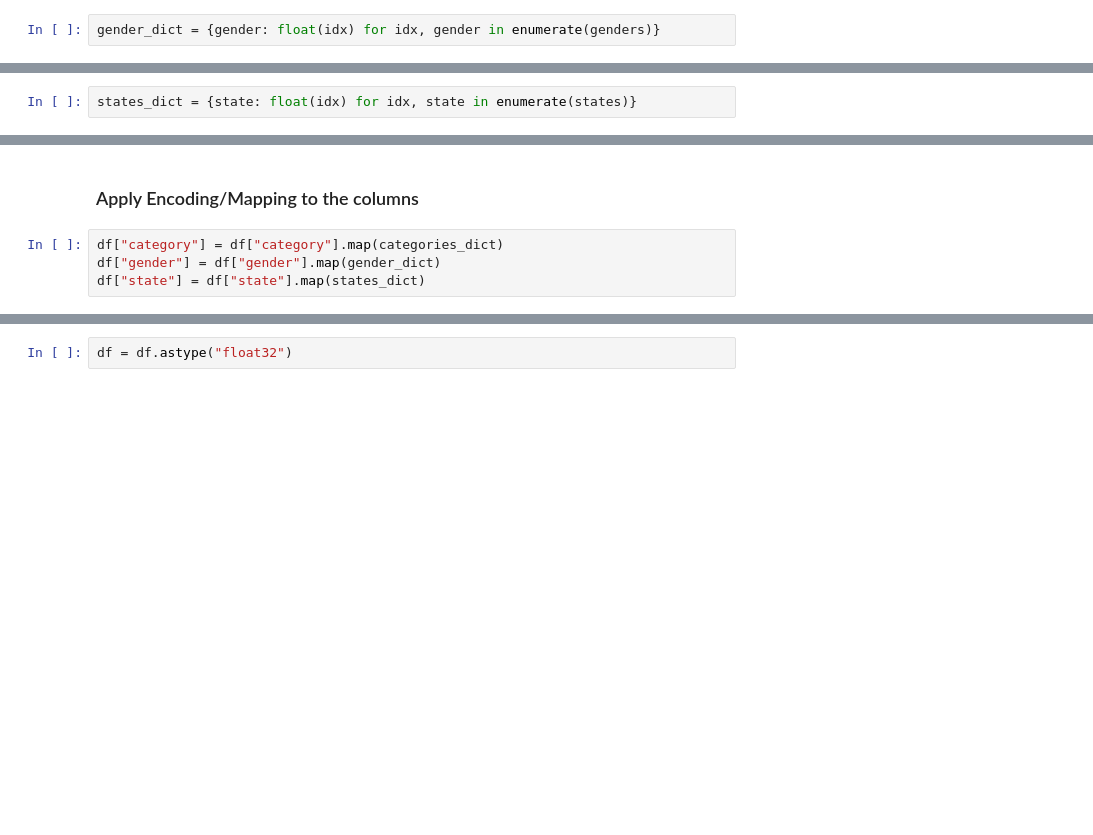
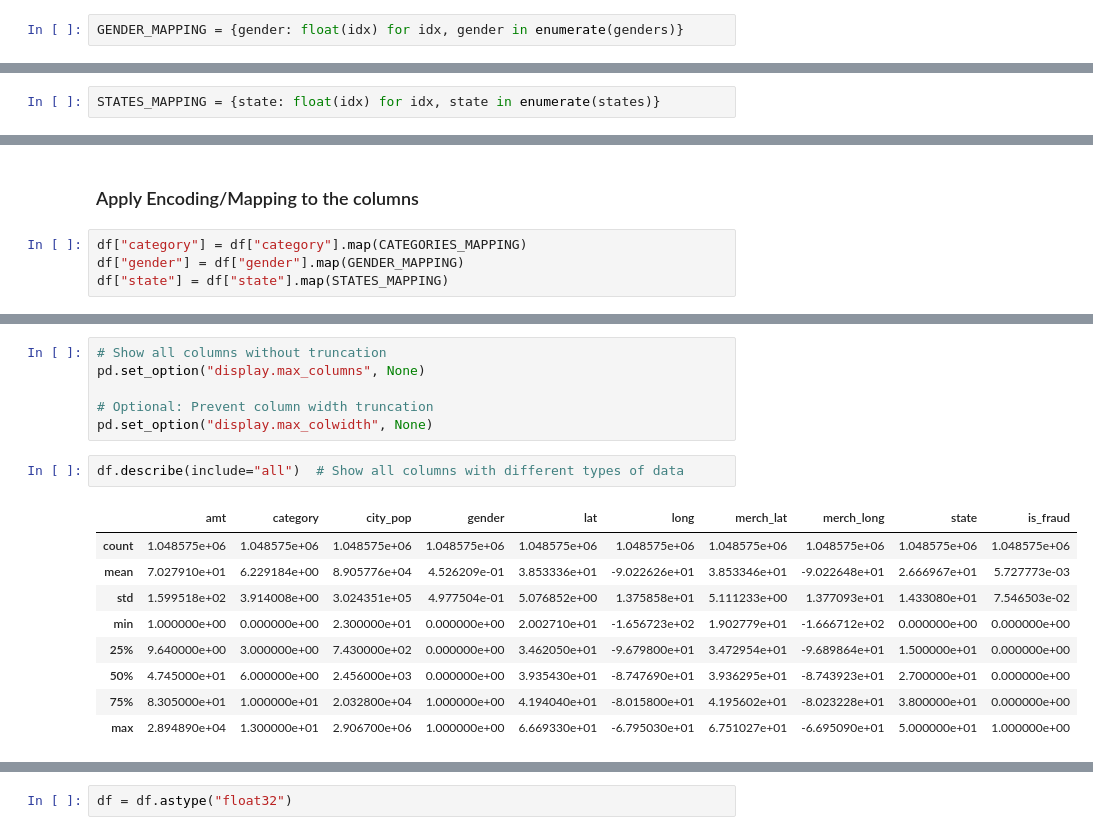
Before and after one commit to BrianP490/credit-card-fraud, a Jupyter notebook: notebooks/create_dataloader.ipynb, the cells around one changed output, grey strips where cells are left out. Drawn from its saved outputs; the diff is of its cells as text; blank space fills up the shorter version.

```diff
--- a/notebooks/create_dataloader.ipynb
+++ b/notebooks/create_dataloader.ipynb
@@ -150,4 +217,4 @@ categories_dict
 # %%
 genders = sorted(df["gender"].unique().tolist())
 # %%
-gender_dict = {gender: float(idx) for idx, gender in enumerate(genders)}
+GENDER_MAPPING = {gender: float(idx) for idx, gender in enumerate(genders)}
@@ -160,4 +225,4 @@ states = sorted(df["state"].unique().tolist())
 # %%
 states.sort()
 # %%
-states_dict = {state: float(idx) for idx, state in enumerate(states)}
+STATES_MAPPING = {state: float(idx) for idx, state in enumerate(states)}
@@ -184,6 +263,6 @@ states_dict
 # %% [markdown]
 ### Apply Encoding/Mapping to the columns
 # %%
-df["category"] = df["category"].map(categories_dict)
-df["gender"] = df["gender"].map(gender_dict)
-df["state"] = df["state"].map(states_dict)
+df["category"] = df["category"].map(CATEGORIES_MAPPING)
+df["gender"] = df["gender"].map(GENDER_MAPPING)
+df["state"] = df["state"].map(STATES_MAPPING)
@@ -191,0 +285,18 @@ df["state"] = df["state"].map(states_dict)
+# %%
+# Show all columns without truncation
+pd.set_option("display.max_columns", None)
+
+# Optional: Prevent column width truncation
+pd.set_option("display.max_colwidth", None)
+# %%
+df.describe(include="all")  # Show all columns with different types of data
+# %% [output]
+|  | amt | category | city_pop | gender | lat | long | merch_lat | merch_long | state | is_fraud |
+| count | 1.048575e+06 | 1.048575e+06 | 1.048575e+06 | 1.048575e+06 | 1.048575e+06 | 1.048575e+06 | 1.048575e+06 | 1.048575e+06 | 1.048575e+06 | 1.048575e+06 |
+| mean | 7.027910e+01 | 6.229184e+00 | 8.905776e+04 | 4.526209e-01 | 3.853336e+01 | -9.022626e+01 | 3.853346e+01 | -9.022648e+01 | 2.666967e+01 | 5.727773e-03 |
+| std | 1.599518e+02 | 3.914008e+00 | 3.024351e+05 | 4.977504e-01 | 5.076852e+00 | 1.375858e+01 | 5.111233e+00 | 1.377093e+01 | 1.433080e+01 | 7.546503e-02 |
+| min | 1.000000e+00 | 0.000000e+00 | 2.300000e+01 | 0.000000e+00 | 2.002710e+01 | -1.656723e+02 | 1.902779e+01 | -1.666712e+02 | 0.000000e+00 | 0.000000e+00 |
+| 25% | 9.640000e+00 | 3.000000e+00 | 7.430000e+02 | 0.000000e+00 | 3.462050e+01 | -9.679800e+01 | 3.472954e+01 | -9.689864e+01 | 1.500000e+01 | 0.000000e+00 |
+| 50% | 4.745000e+01 | 6.000000e+00 | 2.456000e+03 | 0.000000e+00 | 3.935430e+01 | -8.747690e+01 | 3.936295e+01 | -8.743923e+01 | 2.700000e+01 | 0.000000e+00 |
+| 75% | 8.305000e+01 | 1.000000e+01 | 2.032800e+04 | 1.000000e+00 | 4.194040e+01 | -8.015800e+01 | 4.195602e+01 | -8.023228e+01 | 3.800000e+01 | 0.000000e+00 |
+| max | 2.894890e+04 | 1.300000e+01 | 2.906700e+06 | 1.000000e+00 | 6.669330e+01 | -6.795030e+01 | 6.751027e+01 | -6.695090e+01 | 5.000000e+01 | 1.000000e+00 |
```
Also changed, not shown: parts of 53 cells of this notebook, 6 other files.
